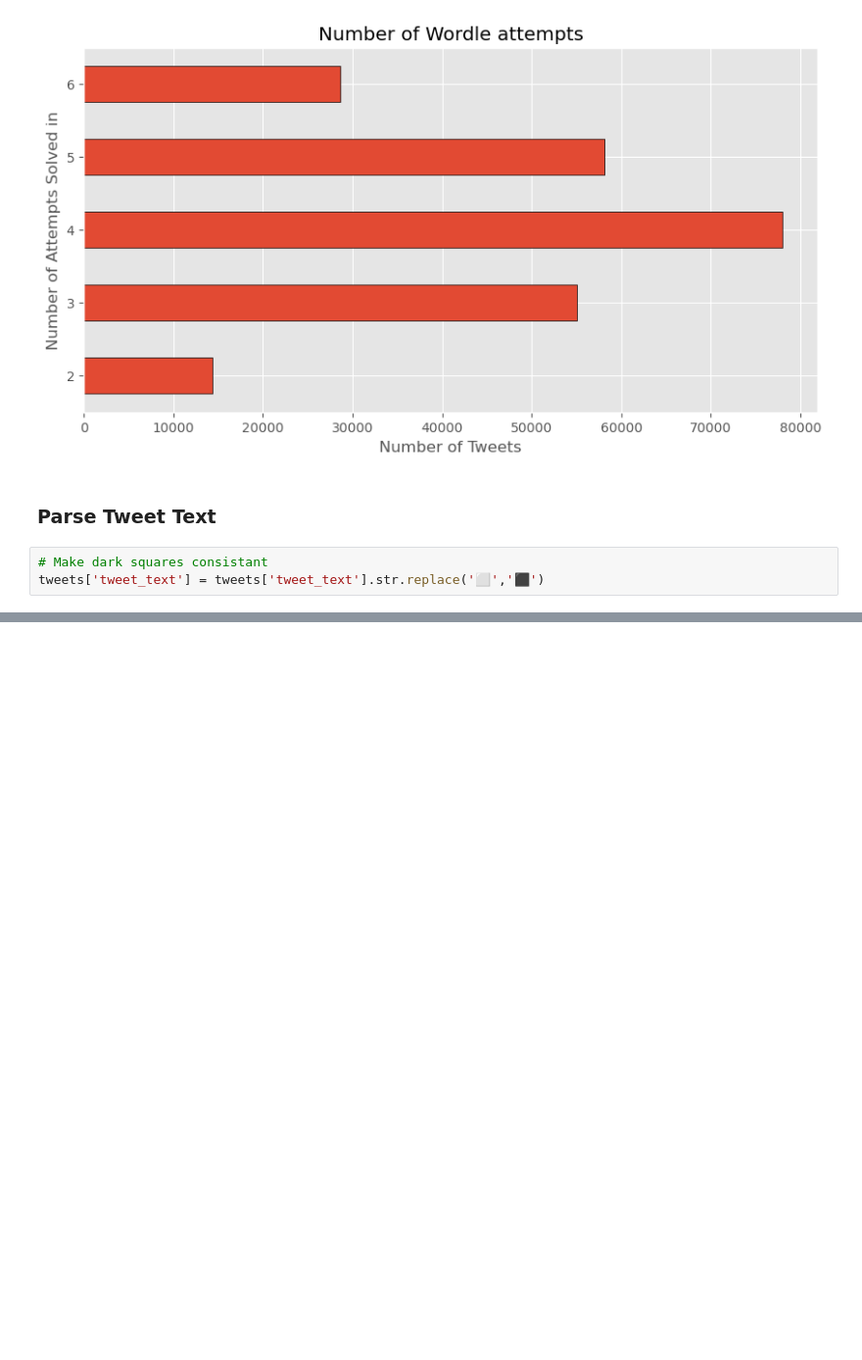
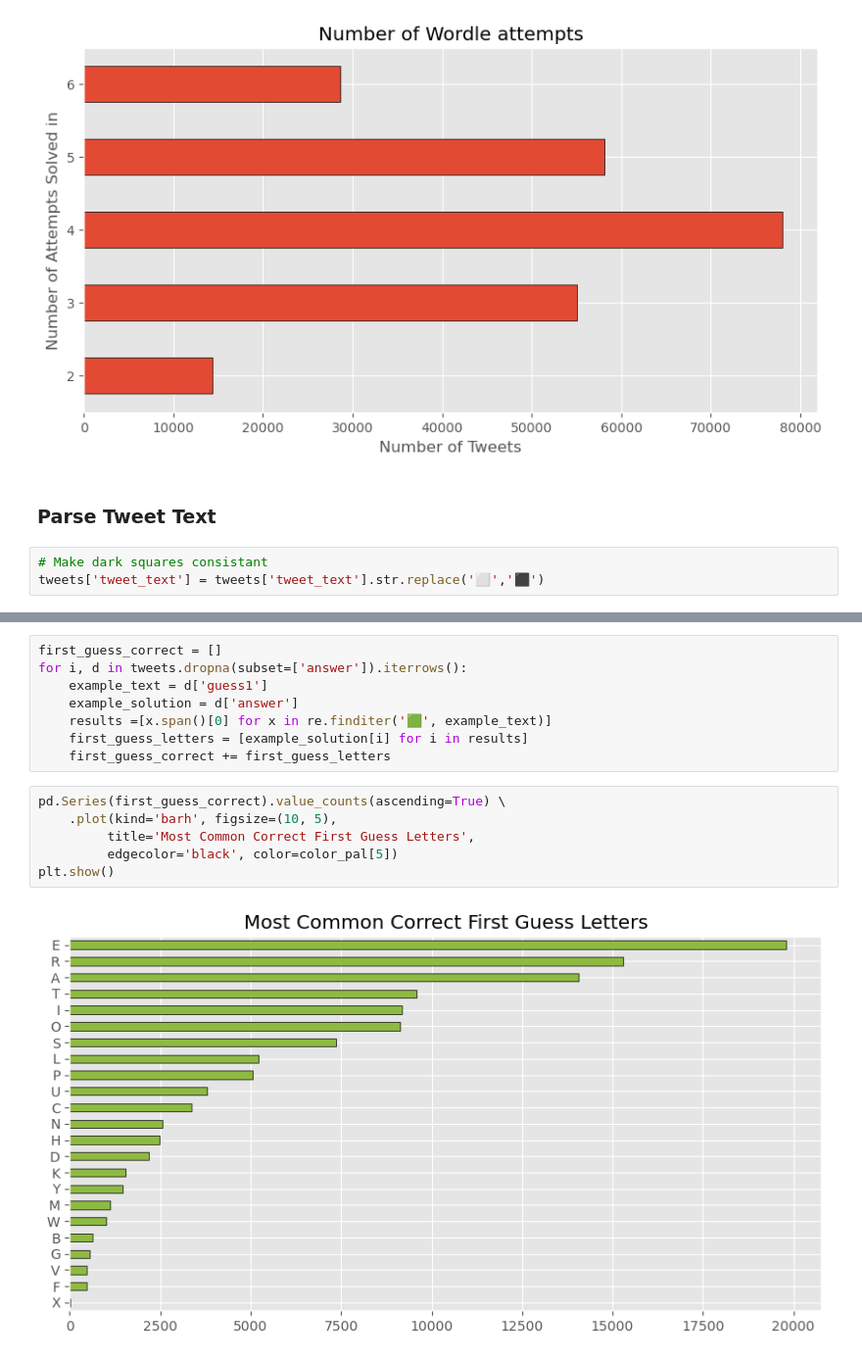
Before and after one commit to amanita4t/Wordle-Twitter-Analysis, a Jupyter notebook: main.ipynb, the cells around one changed output, grey strips where cells are left out. Shown at 98% size. Cells and saved outputs as stored; diff of their text form; blank space fills up the shorter version.

```diff
--- a/main.ipynb
+++ b/main.ipynb
@@ -122,0 +194,16 @@ Wordle 210 4/6
+# %%
+first_guess_correct = []
+for i, d in tweets.dropna(subset=['answer']).iterrows():
+    example_text = d['guess1']
+    example_solution = d['answer']
+    results =[x.span()[0] for x in re.finditer('🟩', example_text)]
+    first_guess_letters = [example_solution[i] for i in results]
+    first_guess_correct += first_guess_letters
+# %%
+pd.Series(first_guess_correct).value_counts(ascending=True) \
+    .plot(kind='barh', figsize=(10, 5),
+         title='Most Common Correct First Guess Letters',
+         edgecolor='black', color=color_pal[5])
+plt.show()
+# %% [output]
+[figure, added]
```
Also changed, not shown: parts of 6 cells of this notebook, 1 other file.
